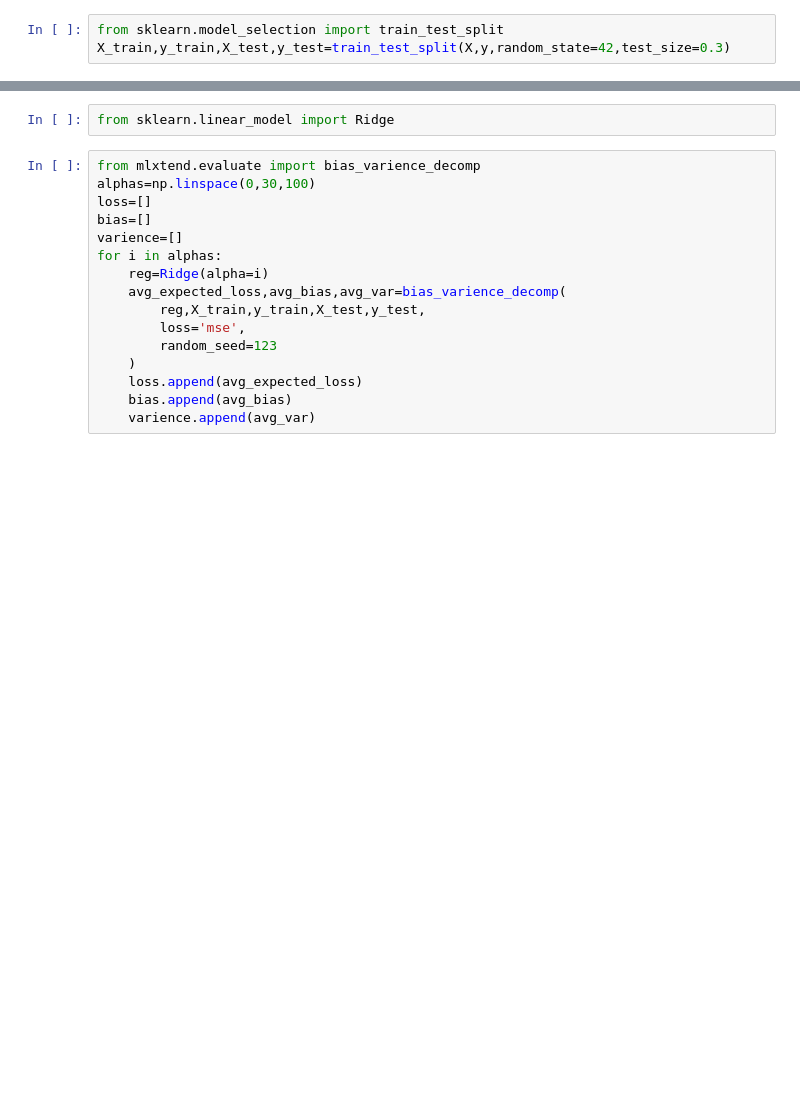
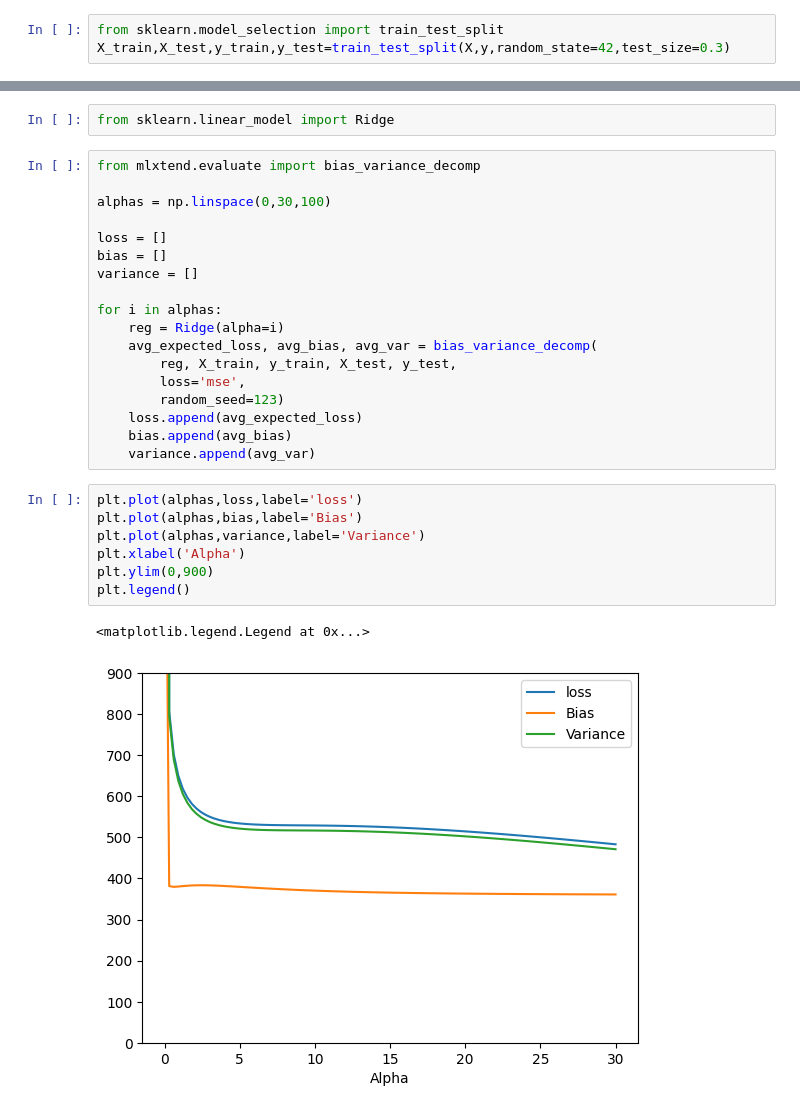
Before and after one commit to khanalasmit/machinelearning, a Jupyter notebook: 37-Ridge_regresssion/part5.ipynb, the cells around one changed output, grey strips where cells are left out. Drawn from its saved outputs; the diff is of its cells as text; blank space fills up the shorter version.

Commit message:
completed ridge regression

```diff
--- a/37-Ridge_regresssion/part5.ipynb
+++ b/37-Ridge_regresssion/part5.ipynb
@@ -25,6 +26,6 @@ plt.show()
 # %%
 from sklearn.model_selection import train_test_split
-X_train,y_train,X_test,y_test=train_test_split(X,y,random_state=42,test_size=0.3)
+X_train,X_test,y_train,y_test=train_test_split(X,y,random_state=42,test_size=0.3)
 # %%
 from sklearn.preprocessing import PolynomialFeatures
 poly=PolynomialFeatures(degree=15)
@@ -33,18 +34,30 @@ X_test=poly.transform(X_test)
 # %%
 from sklearn.linear_model import Ridge
 # %%
-from mlxtend.evaluate import bias_varience_decomp
-alphas=np.linspace(0,30,100)
-loss=[]
-bias=[]
-varience=[]
+from mlxtend.evaluate import bias_variance_decomp
+
+alphas = np.linspace(0,30,100)
+
+loss = []
+bias = []
+variance = []
+
 for i in alphas:
-    reg=Ridge(alpha=i)
-    avg_expected_loss,avg_bias,avg_var=bias_varience_decomp(
-        reg,X_train,y_train,X_test,y_test,
+    reg = Ridge(alpha=i)
+    avg_expected_loss, avg_bias, avg_var = bias_variance_decomp(
+        reg, X_train, y_train, X_test, y_test,
         loss='mse',
-        random_seed=123
-    )
+        random_seed=123)
     loss.append(avg_expected_loss)
     bias.append(avg_bias)
-    varience.append(avg_var)
+    variance.append(avg_var)
+# %%
+plt.plot(alphas,loss,label='loss')
+plt.plot(alphas,bias,label='Bias')
+plt.plot(alphas,variance,label='Variance')
+plt.xlabel('Alpha')
+plt.ylim(0,900)
+plt.legend()
+# %% [output]
+<matplotlib.legend.Legend at 0x...>
+[figure, added]
```
Also changed, not shown: parts of 13 cells of this notebook, 1 other file.
